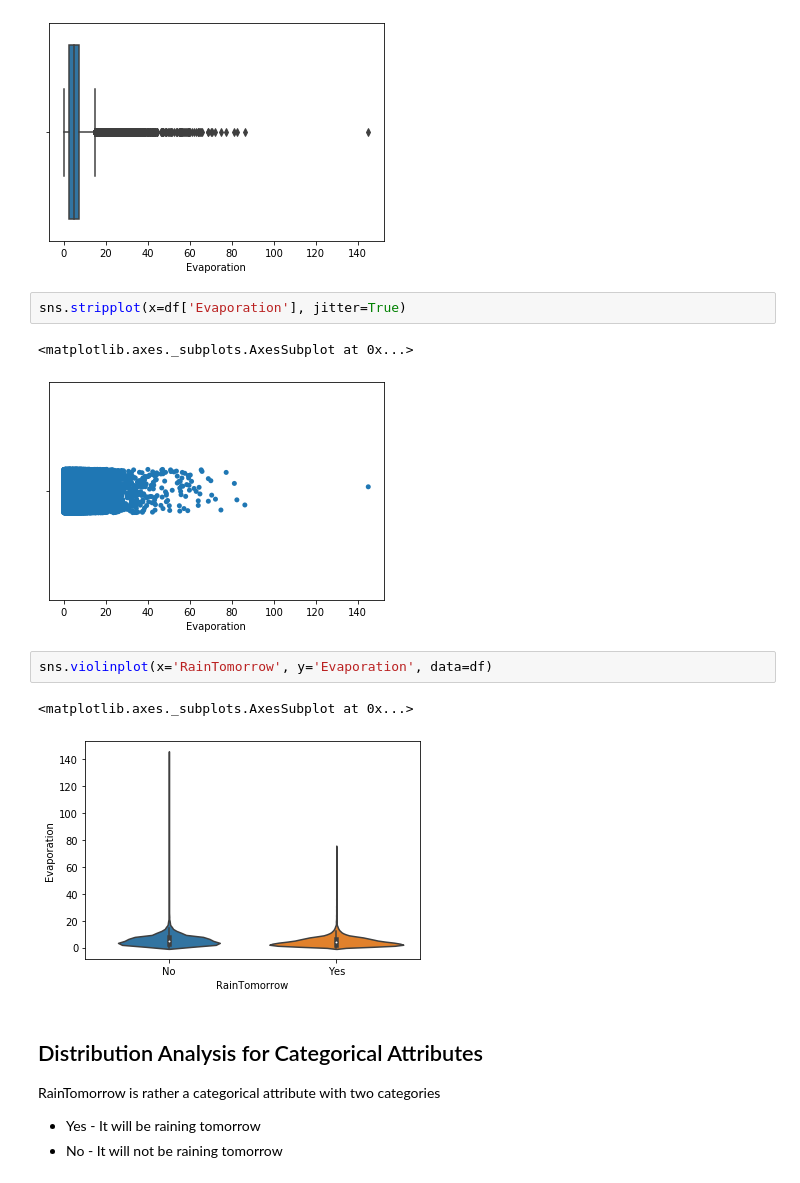
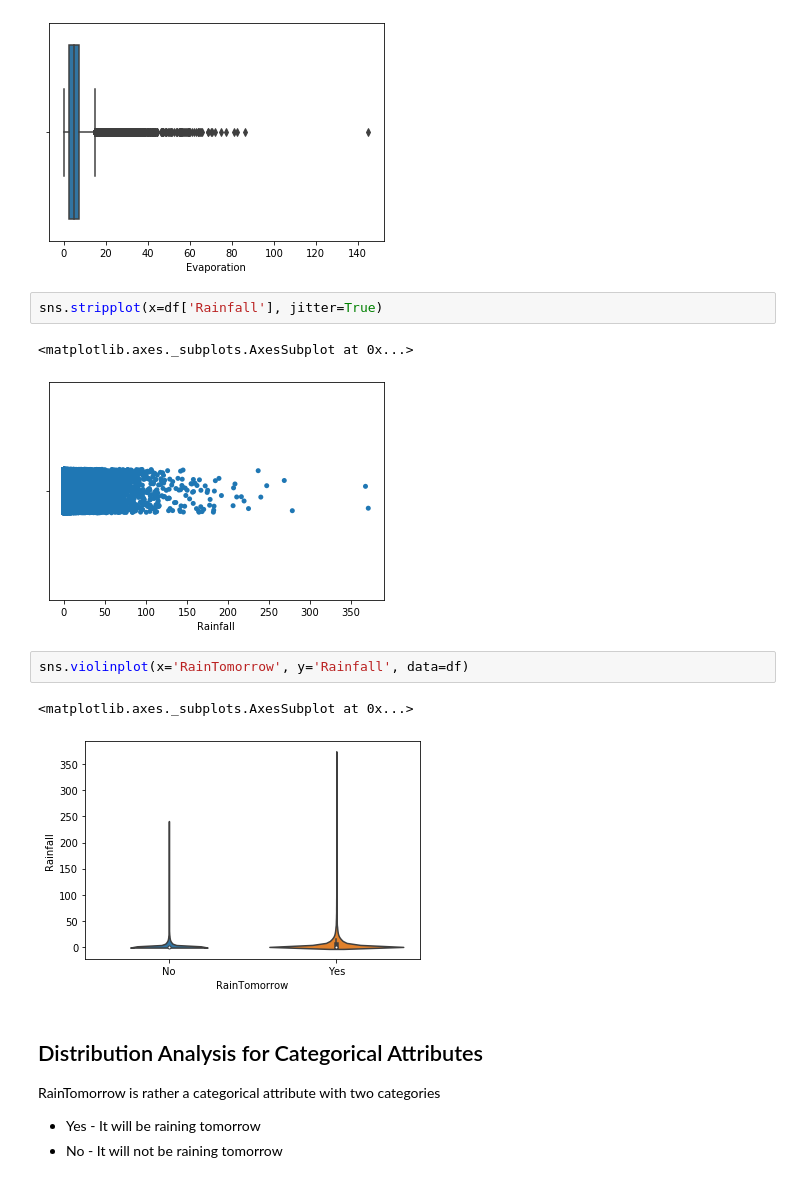
Before and after one commit to CathalDaly1/CS4055-Data-mining-Project, a Jupyter notebook: CS4055 Project - Weather in AUS DataSet.ipynb, the cells around one changed output. Cells and saved outputs as stored; diff of their text form.

Commit message:
Completed Exploratory Data Analysis (EDA)

```diff
--- a/CS4055 Project - Weather in AUS DataSet.ipynb
+++ b/CS4055 Project - Weather in AUS DataSet.ipynb
@@ -129,15 +145,15 @@ sns.boxplot(x=df['Evaporation'])
 <matplotlib.axes._subplots.AxesSubplot at 0x...>
 [figure]
 # %%
-sns.stripplot(x=df['Evaporation'], jitter=True)
+sns.stripplot(x=df['Rainfall'], jitter=True)
 # %% [output]
 <matplotlib.axes._subplots.AxesSubplot at 0x...>
-[figure, old version]
+[figure, new version]
 # %%
-sns.violinplot(x='RainTomorrow', y='Evaporation', data=df)
+sns.violinplot(x='RainTomorrow', y='Rainfall', data=df)
 # %% [output]
 <matplotlib.axes._subplots.AxesSubplot at 0x...>
-[figure, old version]
+[figure, new version]
 # %% [markdown]
 ## Distribution Analysis for Categorical Attributes
 RainTomorrow is rather a categorical attribute with two categories
```
Also changed, not shown: parts of 10 cells of this notebook.
